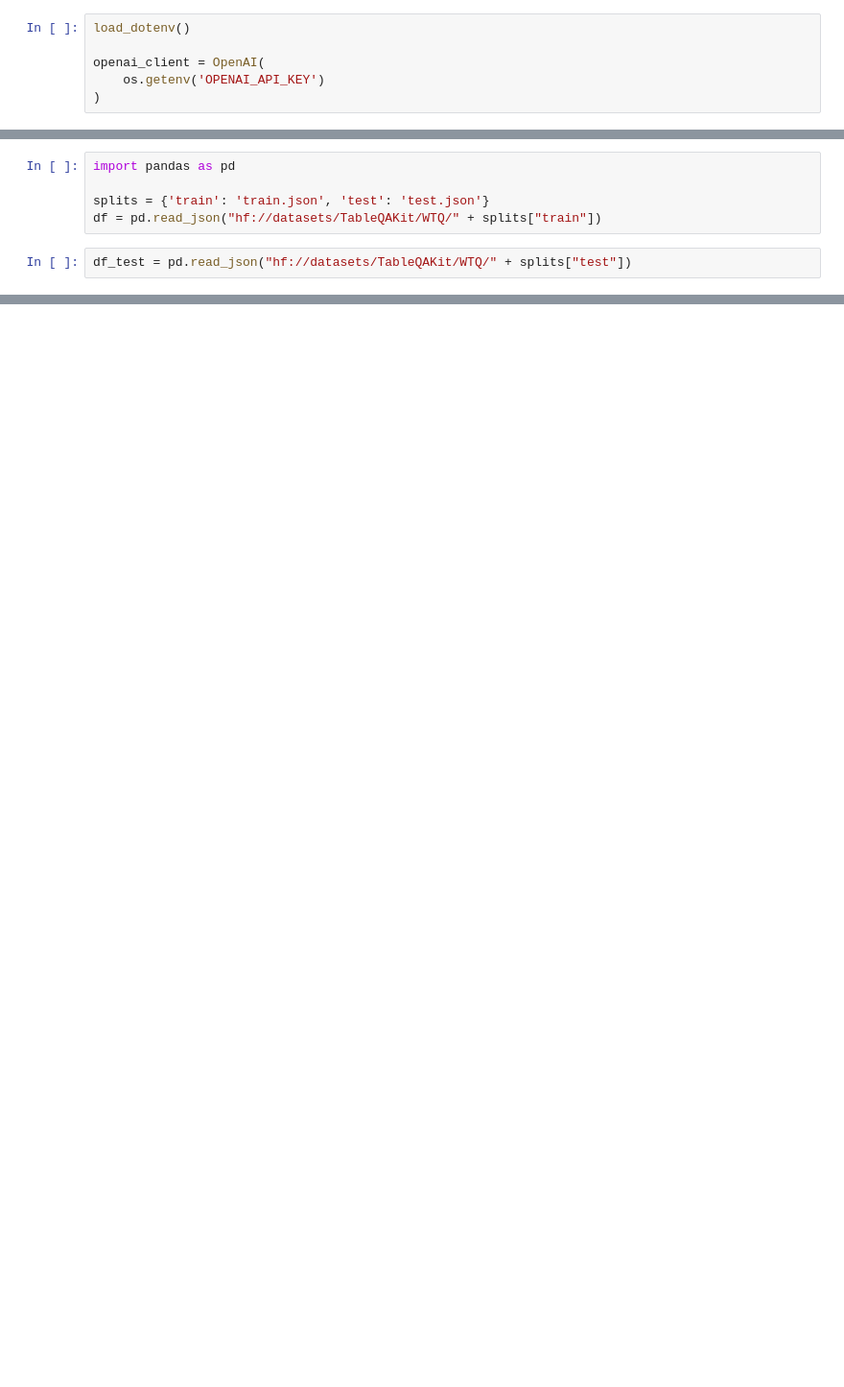
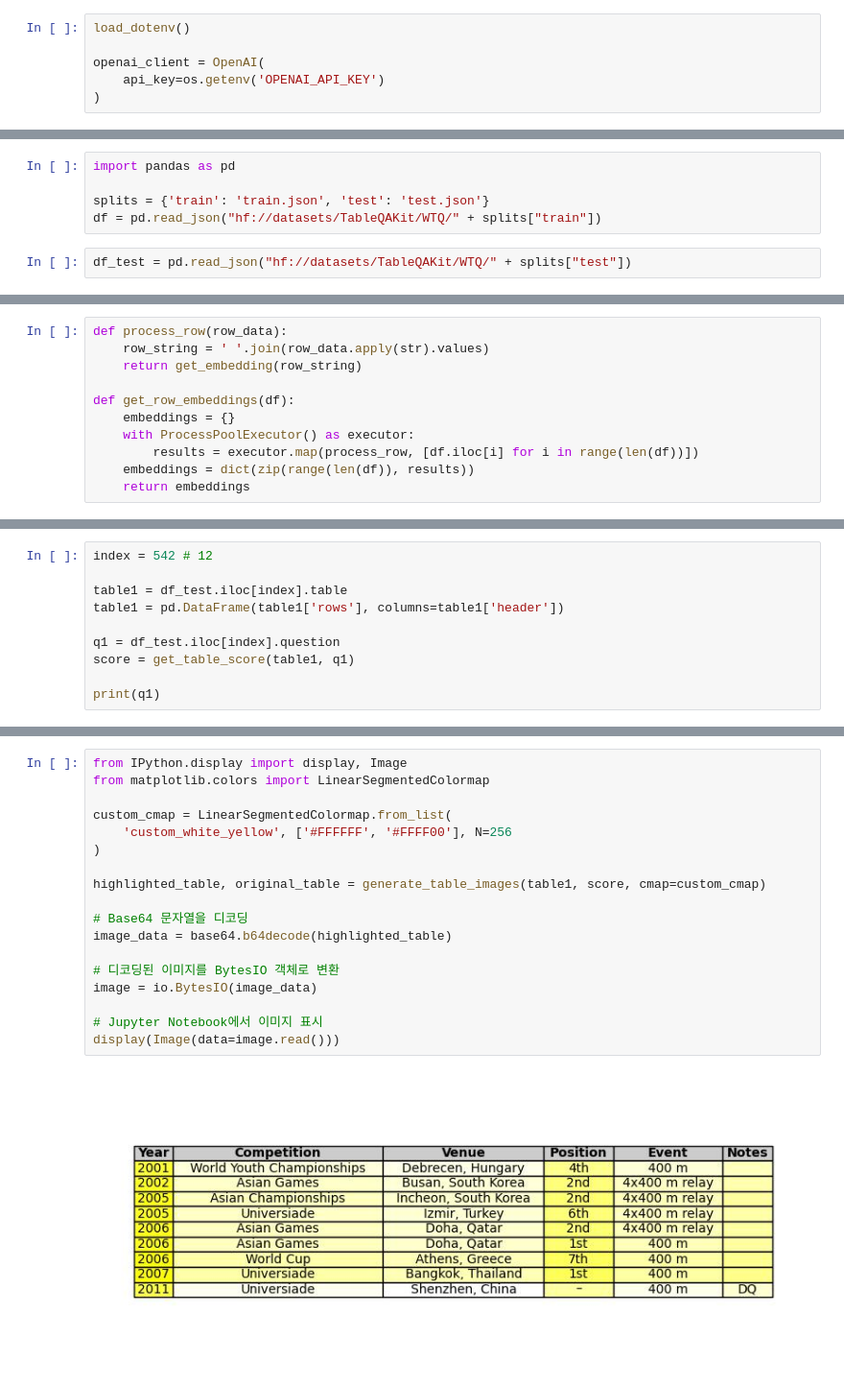
Before and after one commit to Ever2after/tableqa-visual-prompting, a Jupyter notebook: main.ipynb, the cells around one changed output, grey strips where cells are left out. Shown: that part at 96% size. Cells and saved outputs as stored; diff of their text form; blank space fills up the shorter version.

Commit message:
add row column highlighter

```diff
--- a/main.ipynb
+++ b/main.ipynb
@@ -14,6 +15,6 @@ from PIL import Image
 load_dotenv()
 
 openai_client = OpenAI(
-    os.getenv('OPENAI_API_KEY')
+    api_key=os.getenv('OPENAI_API_KEY')
 )
 # %%
@@ -82,0 +82,11 @@ def dict2Image(data):
+# %%
+def process_row(row_data):
+    row_string = ' '.join(row_data.apply(str).values)
+    return get_embedding(row_string)
+
+def get_row_embeddings(df):
+    embeddings = {}
+    with ProcessPoolExecutor() as executor:
+        results = executor.map(process_row, [df.iloc[i] for i in range(len(df))])
+    embeddings = dict(zip(range(len(df)), results))
+    return embeddings
@@ -82,0 +186,10 @@ def dict2Image(data):
+# %%
+index = 542 # 12
+
+table1 = df_test.iloc[index].table
+table1 = pd.DataFrame(table1['rows'], columns=table1['header'])
+
+q1 = df_test.iloc[index].question
+score = get_table_score(table1, q1)
+
+print(q1)
@@ -82,0 +198,20 @@ def dict2Image(data):
+# %%
+from IPython.display import display, Image
+from matplotlib.colors import LinearSegmentedColormap
+
+custom_cmap = LinearSegmentedColormap.from_list(
+    'custom_white_yellow', ['#FFFFFF', '#FFFF00'], N=256
+)
+
+highlighted_table, original_table = generate_table_images(table1, score, cmap=custom_cmap)
+
+# Base64 문자열을 디코딩
+image_data = base64.b64decode(highlighted_table)
+
+# 디코딩된 이미지를 BytesIO 객체로 변환
+image = io.BytesIO(image_data)
+
+# Jupyter Notebook에서 이미지 표시
+display(Image(data=image.read()))
+# %% [output]
+[figure, added]
```
Also changed, not shown: parts of 20 cells of this notebook, 1 other file.
